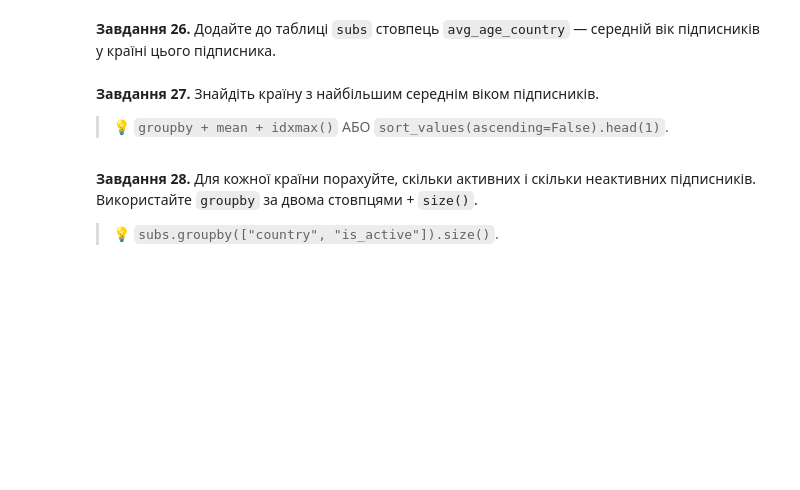
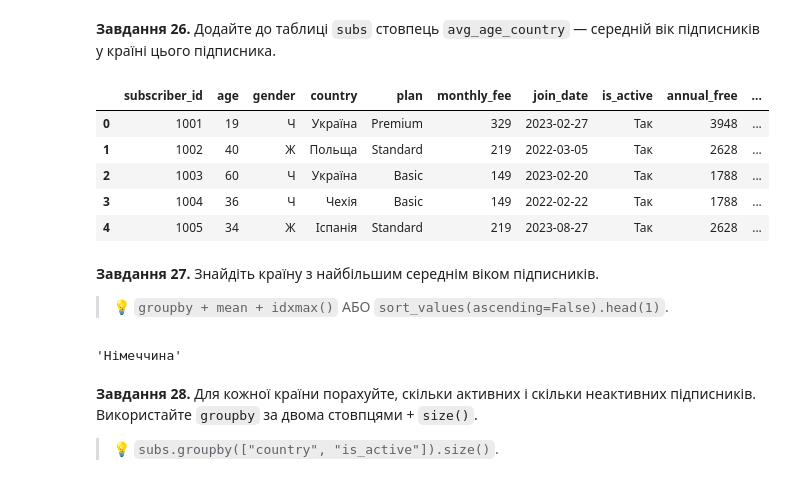
Before and after one commit to Wilson1994/DTA-2026, a Jupyter notebook: homework/pandas_viz_practice.ipynb, the cells around one changed output. Cells and saved outputs as stored; diff of their text form; code cells hidden in the pictures; blank space fills up the shorter version.

```diff
--- a/homework/pandas_viz_practice.ipynb
+++ b/homework/pandas_viz_practice.ipynb
@@ -512,9 +543,26 @@ dtype: float64
+# %%
+# Завдання 26:
+
+subs["avg_age_country"] = subs.groupby("country")["age"].transform("mean")
+
+subs.head()
+# %% [output]
+|  | subscriber_id | age | gender | country | plan | monthly_fee | join_date | is_active | annual_free | ... |
+| 0 | 1001 | 19 | Ч | Україна | Premium | 329 | 2023-02-27 | Так | 3948 | ... |
+| 1 | 1002 | 40 | Ж | Польща | Standard | 219 | 2022-03-05 | Так | 2628 | ... |
+| 2 | 1003 | 60 | Ч | Україна | Basic | 149 | 2023-02-20 | Так | 1788 | ... |
+| 3 | 1004 | 36 | Ч | Чехія | Basic | 149 | 2022-02-22 | Так | 1788 | ... |
+| 4 | 1005 | 34 | Ж | Іспанія | Standard | 219 | 2023-08-27 | Так | 2628 | ... |
 # %% [markdown]
 **Завдання 27.** Знайдіть країну з найбільшим середнім віком підписників.
 
 > 💡 `groupby + mean + idxmax()` АБО `sort_values(ascending=False).head(1)`.
 # %%
 # Завдання 27:
+
+subs.groupby("country")["age"].mean().idxmax()
+# %% [output]
+'Німеччина'
 # %% [markdown]
 **Завдання 28.** Для кожної країни порахуйте, скільки активних і скільки неактивних підписників. Використайте `groupby` за двома стовпцями + `size()`.
 
```
Also changed, not shown: parts of 5 cells of this notebook.
